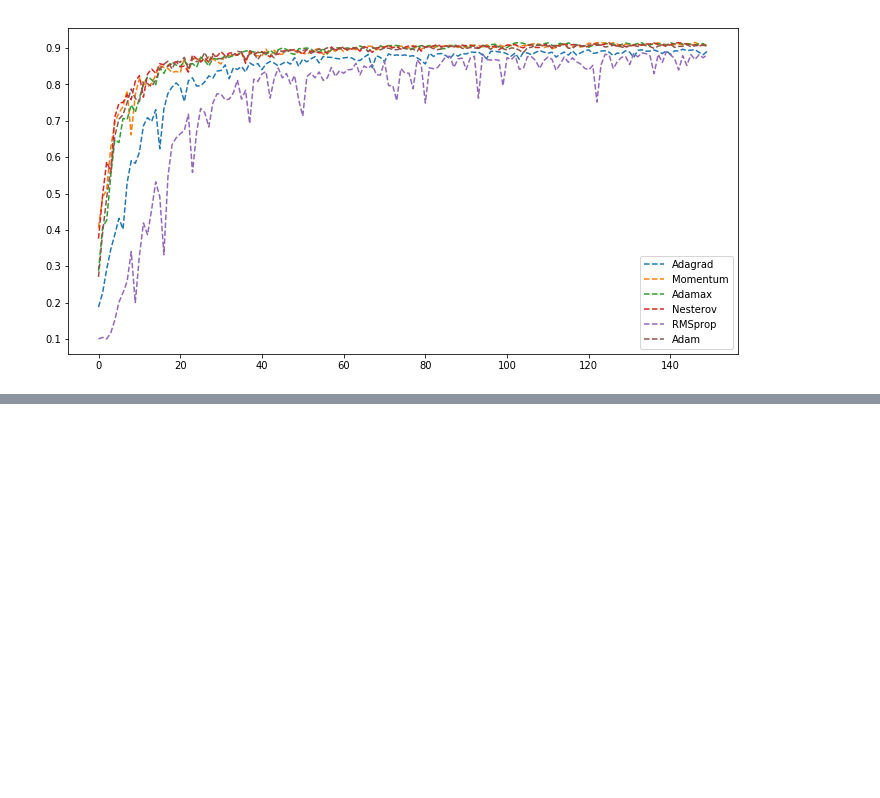
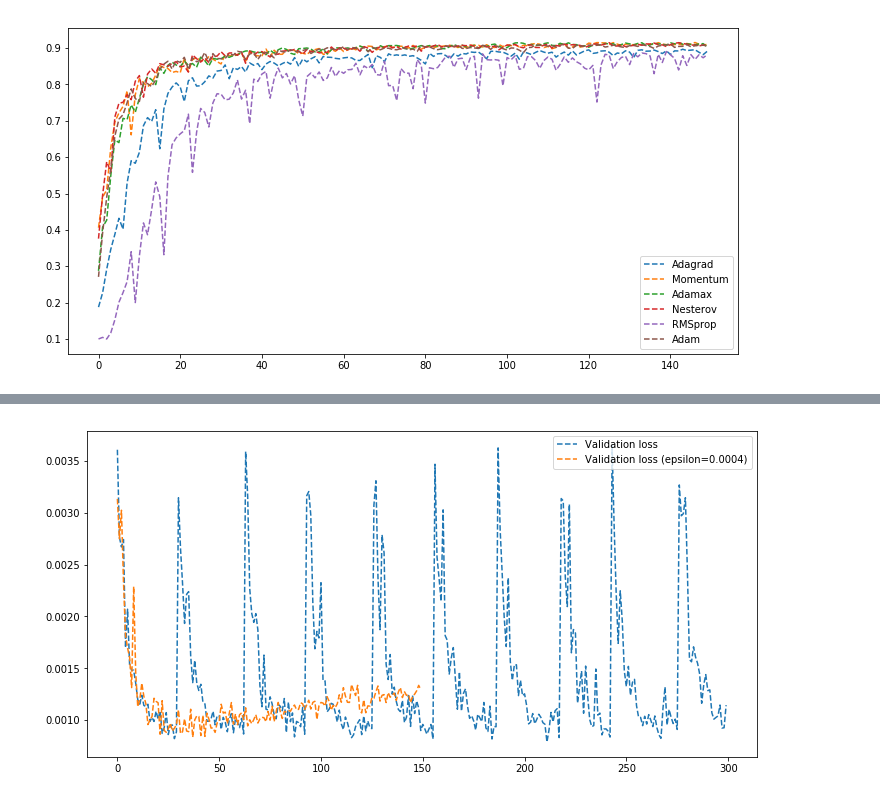
Before and after one commit to strin-matey/thesis, a Jupyter notebook: notebooks/restart/Restart.ipynb, the cells around one changed output, grey strips where cells are left out. Saved outputs shown, nothing was run; the diff lists cells and outputs as text; code cells hidden in the pictures; blank space fills up the shorter version.

```diff
--- a/notebooks/restart/Restart.ipynb
+++ b/notebooks/restart/Restart.ipynb
@@ -183,0 +236,13 @@ plt.show()
+# %%
+fix, ax = plt.subplots(figsize=(12, 6))
+
+ax.plot(np.arange(0, len(restart_results['validation_loss'])),
+        restart_results['validation_loss'], '--', label='Validation loss')
+ax.plot(np.arange(0, len(standard_results['validation_loss'])),
+        standard_results['validation_loss'], '--', label='Validation loss (epsilon=0.0004)')
+
+
+ax.legend()
+plt.show()
+# %% [output]
+[figure, added]
```
Also changed, not shown: parts of 13 cells of this notebook.
